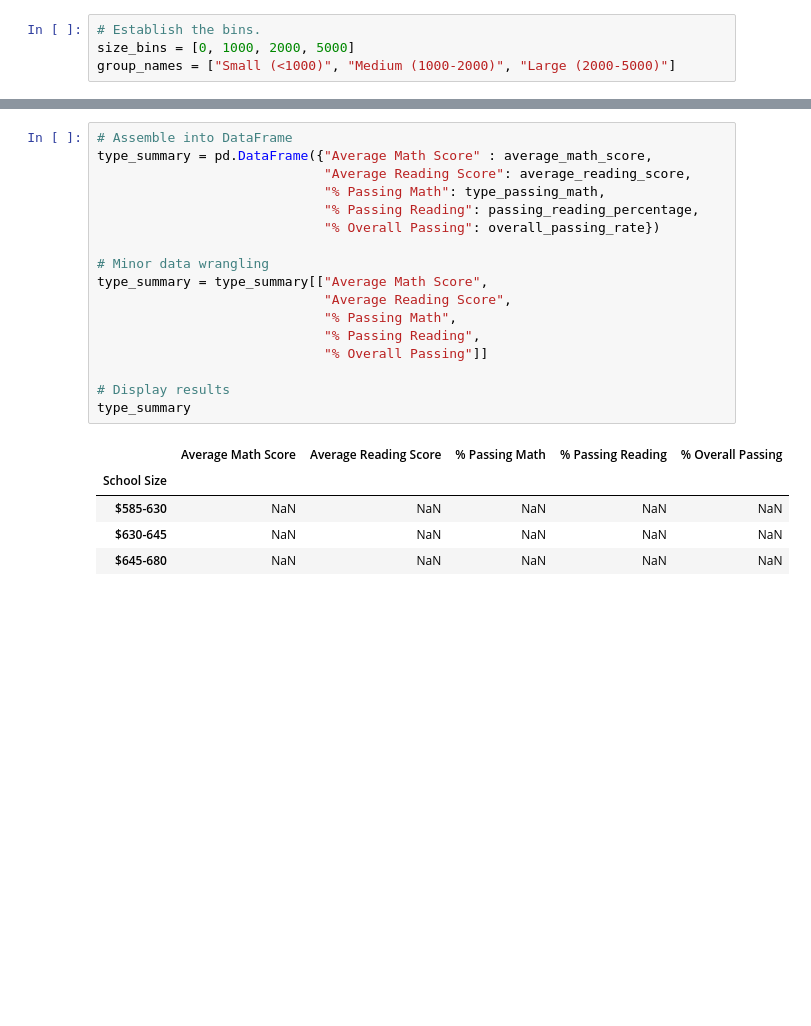
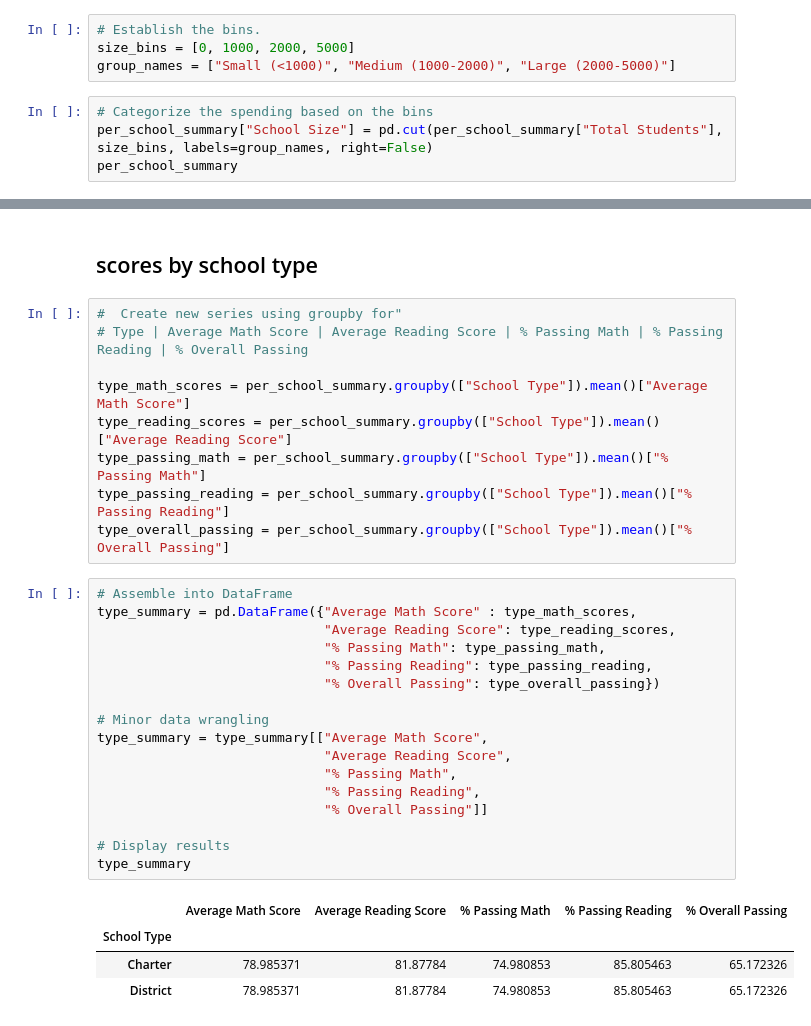
Before and after one commit to angelegueupi/School-Analysis, a Jupyter notebook: PyCitySchools_code.ipynb, the cells around one changed output, grey strips where cells are left out. Drawn from its saved outputs; the diff is of its cells as text; blank space fills up the shorter version.

```diff
--- a/PyCitySchools_code.ipynb
+++ b/PyCitySchools_code.ipynb
@@ -569,3 +569,7 @@ per_school_summary
 # Establish the bins.
 size_bins = [0, 1000, 2000, 5000]
 group_names = ["Small (<1000)", "Medium (1000-2000)", "Large (2000-5000)"]
+# %%
+# Categorize the spending based on the bins
+per_school_summary["School Size"] = pd.cut(per_school_summary["Total Students"], size_bins, labels=group_names, right=False)
+per_school_summary
@@ -572,23 +625,33 @@ group_names = ["Small (<1000)", "Medium (1000-2000)", "Large (2000-5000)"]
+# %% [markdown]
+## scores by school type
+# %%
+#  Create new series using groupby for"
+# Type | Average Math Score | Average Reading Score | % Passing Math | % Passing Reading | % Overall Passing
+
+type_math_scores = per_school_summary.groupby(["School Type"]).mean()["Average Math Score"]
+type_reading_scores = per_school_summary.groupby(["School Type"]).mean()["Average Reading Score"]
+type_passing_math = per_school_summary.groupby(["School Type"]).mean()["% Passing Math"]
+type_passing_reading = per_school_summary.groupby(["School Type"]).mean()["% Passing Reading"]
+type_overall_passing = per_school_summary.groupby(["School Type"]).mean()["% Overall Passing"]
 # %%
 # Assemble into DataFrame
-type_summary = pd.DataFrame({"Average Math Score" : average_math_score,
-                             "Average Reading Score": average_reading_score,
+type_summary = pd.DataFrame({"Average Math Score" : type_math_scores,
+                             "Average Reading Score": type_reading_scores,
                              "% Passing Math": type_passing_math,
-                             "% Passing Reading": passing_reading_percentage,
-                             "% Overall Passing": overall_passing_rate})
+                             "% Passing Reading": type_passing_reading,
+                             "% Overall Passing": type_overall_passing})
 
 # Minor data wrangling
 type_summary = type_summary[["Average Math Score",
                              "Average Reading Score",
                              "% Passing Math",
                              "% Passing Reading",
                              "% Overall Passing"]]
 
 # Display results
 type_summary
 # %% [output]
 |  | Average Math Score | Average Reading Score | % Passing Math | % Passing Reading | % Overall Passing |
-| School Size |  |  |  |  |  |
-| $585-630 | NaN | NaN | NaN | NaN | NaN |
-| $630-645 | NaN | NaN | NaN | NaN | NaN |
-| $645-680 | NaN | NaN | NaN | NaN | NaN |
+| School Type |  |  |  |  |  |
+| Charter | 78.985371 | 81.87784 | 74.980853 | 85.805463 | 65.172326 |
+| District | 78.985371 | 81.87784 | 74.980853 | 85.805463 | 65.172326 |
```
Also changed, not shown: parts of 4 cells of this notebook.
